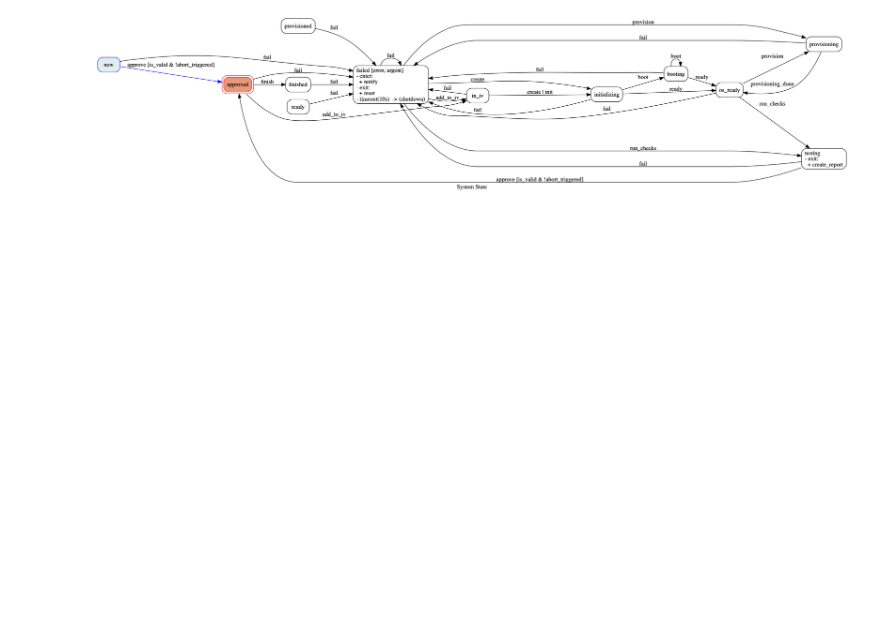
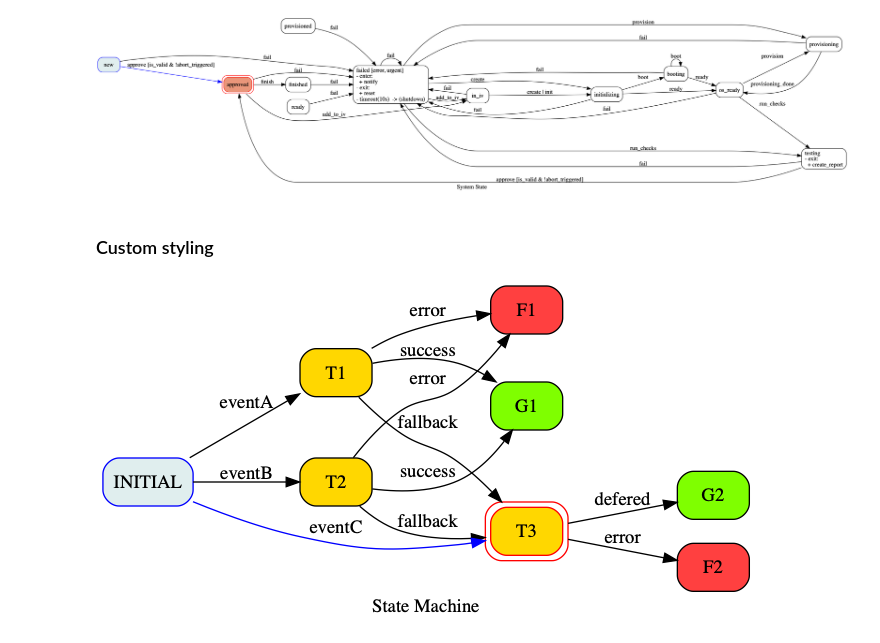
Before and after one commit to pytransitions/transitions, a Jupyter notebook: examples/Graph MIxin Demo.ipynb, the cells around one changed output. Cells and saved outputs as stored; diff of their text form; code cells hidden in the pictures; blank space fills up the shorter version.

Commit message:
This closes #367
Extend GraphMachine example notebook with styling example

```diff
--- a/examples/Graph MIxin Demo.ipynb
+++ b/examples/Graph MIxin Demo.ipynb
@@ -142,3 +165,38 @@ model.approve()
 model.show_graph()
 # %% [output]
 [figure]
+# %% [markdown]
+### Custom styling
+# %%
+# thanks to @dan-bar-dov (https://github.com/pytransitions/transitions/issues/367)
+model = Model()
+
+transient_states = ['T1', 'T2', 'T3']
+target_states = ['G1', 'G2']
+fail_states = ['F1', 'F2']
+transitions = [['eventA', 'INITIAL', 'T1'], ['eventB', 'INITIAL', 'T2'], ['eventC', 'INITIAL', 'T3'],
+               ['success', ['T1', 'T2'], 'G1'], ['defered', 'T3', 'G2'], ['fallback', ['T1', 'T2'], 'T3'],
+               ['error', ['T1', 'T2'], 'F1'], ['error', 'T3', 'F2']]
+
+machine = GraphMachine(model, states=transient_states + target_states + fail_states,
+                       transitions=transitions, initial='INITIAL', show_conditions=True,
+                       show_state_attributes=True)
+
+machine.machine_attributes['ratio'] = '0.471'
+machine.style_attributes['node']['fail'] = {'fillcolor': 'brown1'}
+machine.style_attributes['node']['transient'] = {'fillcolor': 'gold'}
+machine.style_attributes['node']['target'] = {'fillcolor': 'chartreuse'}
+model.eventC()
+
+# customize node styling
+for s in transient_states:
+    machine.model_graphs[model].set_node_style(s, 'transient')
+for s in target_states:
+    machine.model_graphs[model].set_node_style(s, 'target')
+for s in fail_states:
+    machine.model_graphs[model].set_node_style(s, 'fail')
+
+# draw the whole graph ...
+model.show_graph()
+# %% [output]
+[figure, added]
```
Also changed, not shown: parts of 8 cells of this notebook.
